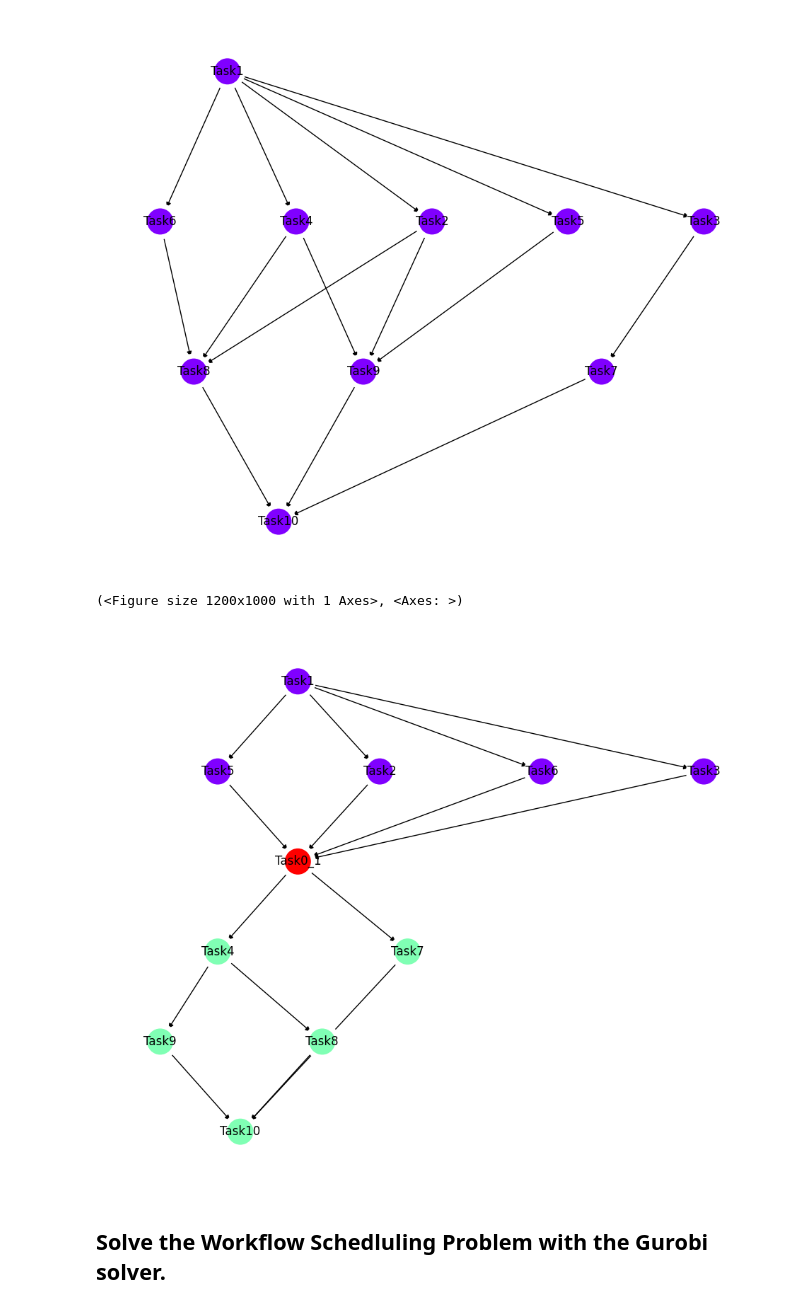
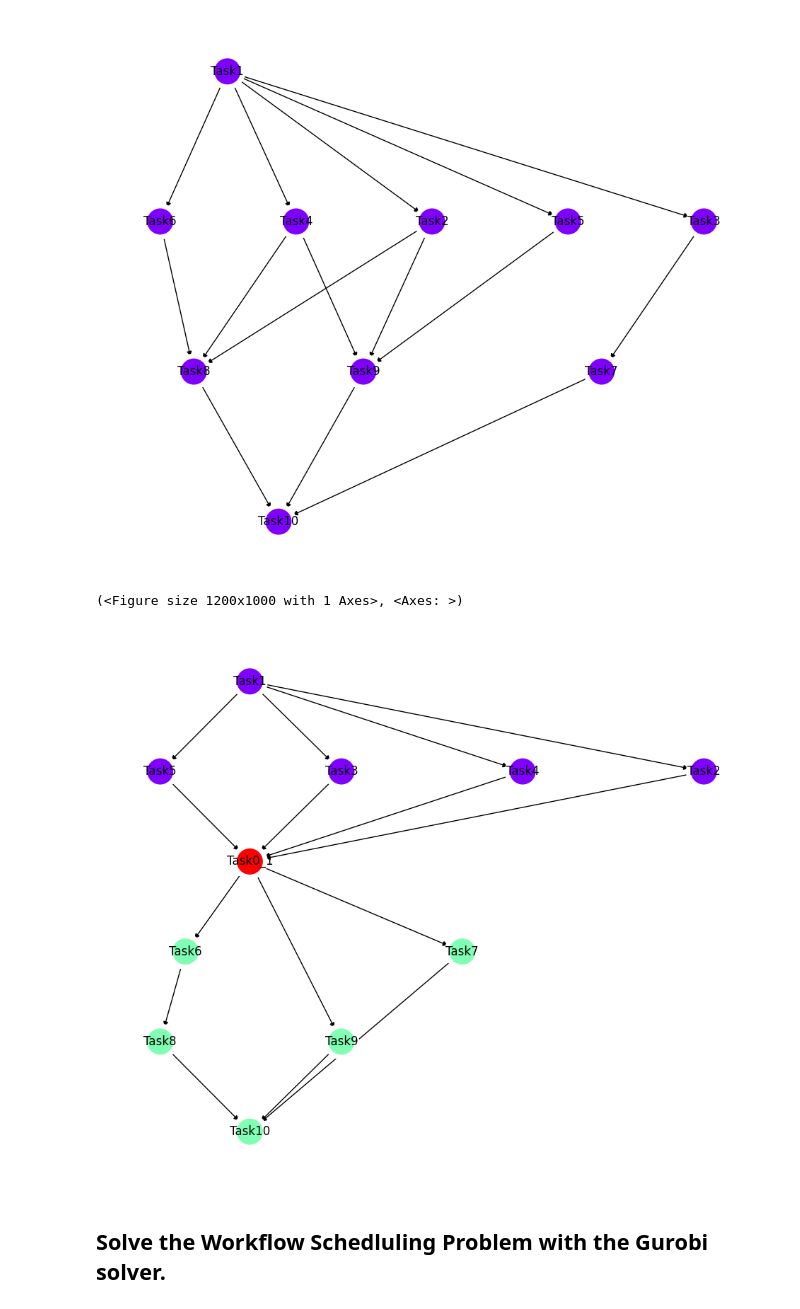
Before and after one commit to mkroczek/QHyper, a Jupyter notebook: demo/Division_method_Gurobi.ipynb, the cells around one changed output. Cells and saved outputs as stored; diff of their text form; code cells hidden in the pictures.

```diff
--- a/demo/Division_method_Gurobi.ipynb
+++ b/demo/Division_method_Gurobi.ipynb
@@ -18,9 +18,11 @@ utils.draw(workflow.wf_instance.workflow, with_labels=True)
 (<Figure size 1200x1000 with 1 Axes>, <Axes: >)
 [figure]
 # %%
-wf_workflow1, wf_workflow2 = HeftBasedAlgorithm().decompose(workflow, 2)
+subworkflows, deadlines = HeftBasedAlgorithm().decompose(workflow, 2)
+wf_workflow1, wf_workflow2 = subworkflows
+deadline1, deadline2 = deadlines
 merged = merge_subworkflows([wf_workflow1, wf_workflow2])
 utils.draw(merged, with_labels=True)
 # %% [output]
 (<Figure size 1200x1000 with 1 Axes>, <Axes: >)
-[figure, old version]
+[figure, new version]
```
Also changed, not shown: parts of 20 cells of this notebook, 6 other files.
